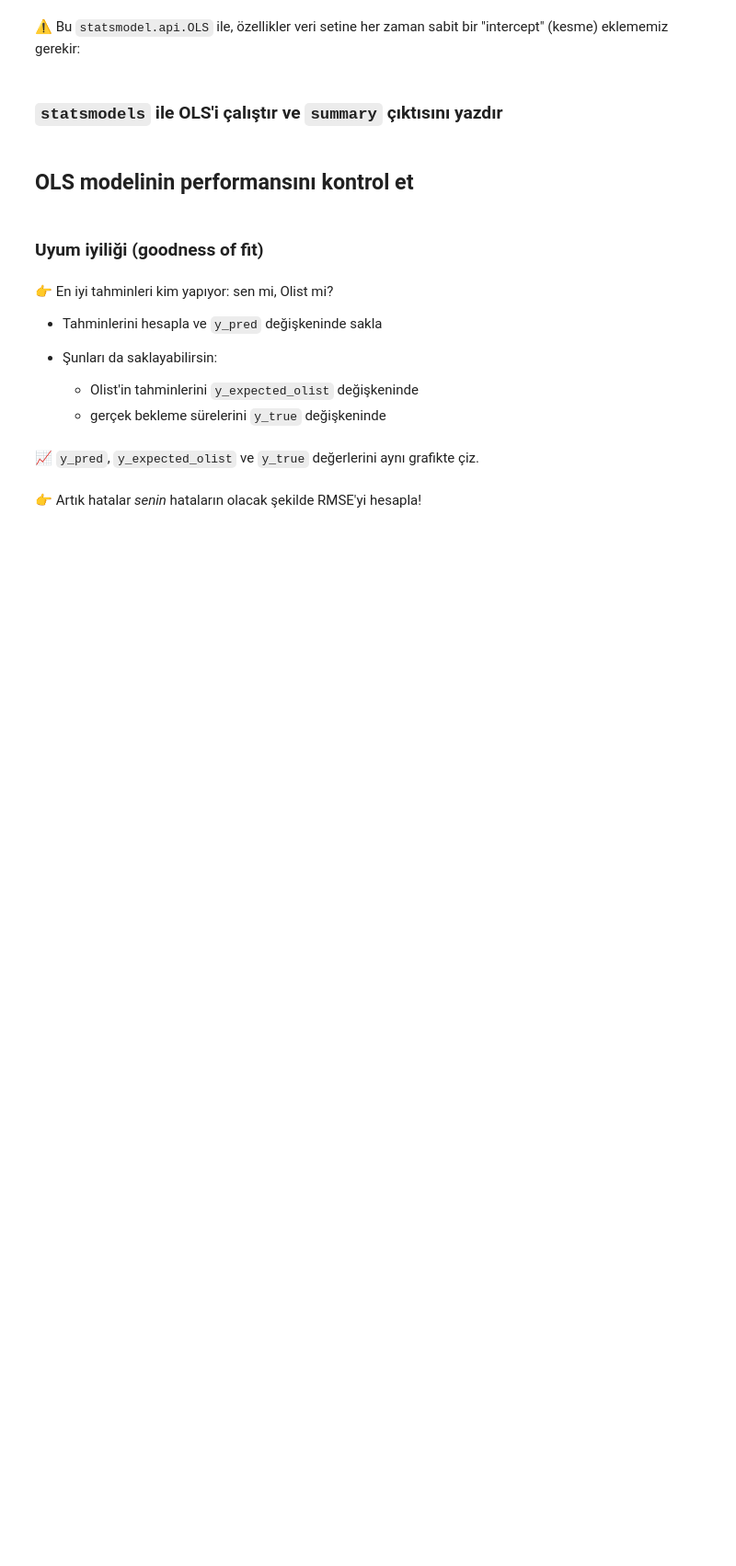
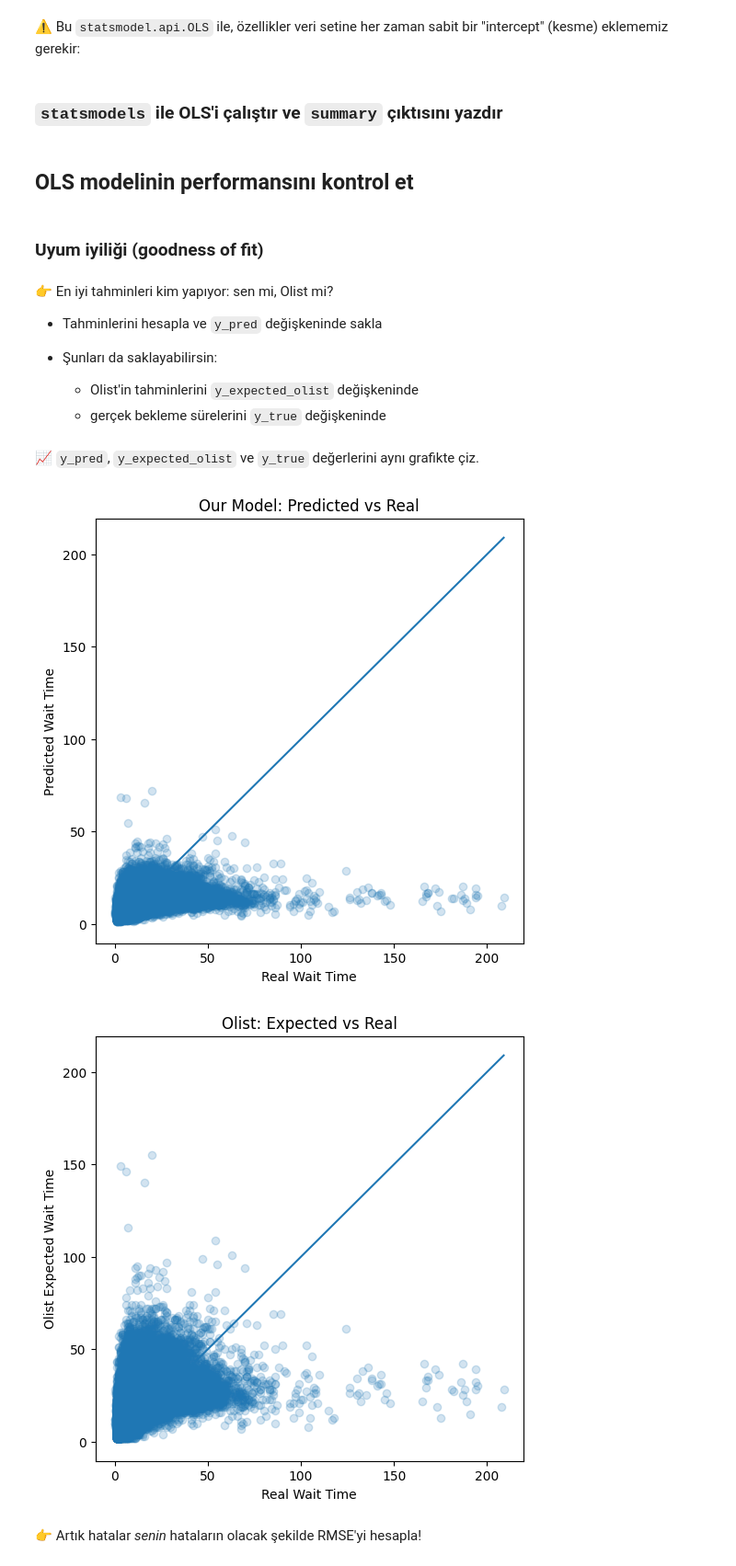
Before and after one commit to zeynepdilaytoptas/data-science-olist-delivery-time, a Jupyter notebook: delivery_time.ipynb, the cells around one changed output. Shown at 92% size. Saved outputs shown, nothing was run; the diff lists cells and outputs as text; code cells hidden in the pictures; blank space fills up the shorter version.

```diff
--- a/delivery_time.ipynb
+++ b/delivery_time.ipynb
@@ -66,4 +158,11 @@ orders.info()
+# %%
+X_standardized = (X - X.mean()) / X.std()
 # %%
 # Check how different is it from the "formula" in statsmodel
-import patsy
-patsy.dmatrix('price + distance_seller_customer', orders)
+#import patsy
+import statsmodels.api as sm
+
+X_standardized = sm.add_constant(X_standardized)
+model_ols = sm.OLS(y,X_standardized).fit()
+print(model_ols.summary())
+#patsy.dmatrix('price + distance_seller_customer', orders)
@@ -92,2 +207,8 @@ patsy.dmatrix('price + distance_seller_customer', orders)
+# %%
+y_true = data["wait_time"]
+y_expected_olist = data["expected_wait_time"]
+
+model = sm.OLS(y_true, X).fit()
+y_pred = model.predict(X)
 # %% [markdown]
 📈 `y_pred`, `y_expected_olist` ve `y_true` değerlerini aynı grafikte çiz.
@@ -96,2 +215,30 @@ patsy.dmatrix('price + distance_seller_customer', orders)
+# %%
+plt.figure(figsize=(6, 6))
+
+plt.scatter(y_true, y_pred, alpha=0.2)
+plt.xlabel("Real Wait Time")
+plt.ylabel("Predicted Wait Time")
+plt.title("Our Model: Predicted vs Real")
+
+plt.plot([y_true.min(), y_true.max()],
+         [y_true.min(), y_true.max()])
+
+plt.show()
+
+
+plt.figure(figsize=(6, 6))
+
+plt.scatter(y_true, y_expected_olist, alpha=0.2)
+plt.xlabel("Real Wait Time")
+plt.ylabel("Olist Expected Wait Time")
+plt.title("Olist: Expected vs Real")
+
+plt.plot([y_true.min(), y_true.max()],
+         [y_true.min(), y_true.max()])
+
+plt.show()
+# %% [output]
+[figure, added]
+[figure, added]
 # %% [markdown]
 👉 Artık hatalar *senin* hataların olacak şekilde RMSE'yi hesapla!
```
Also changed, not shown: parts of 32 cells of this notebook.
